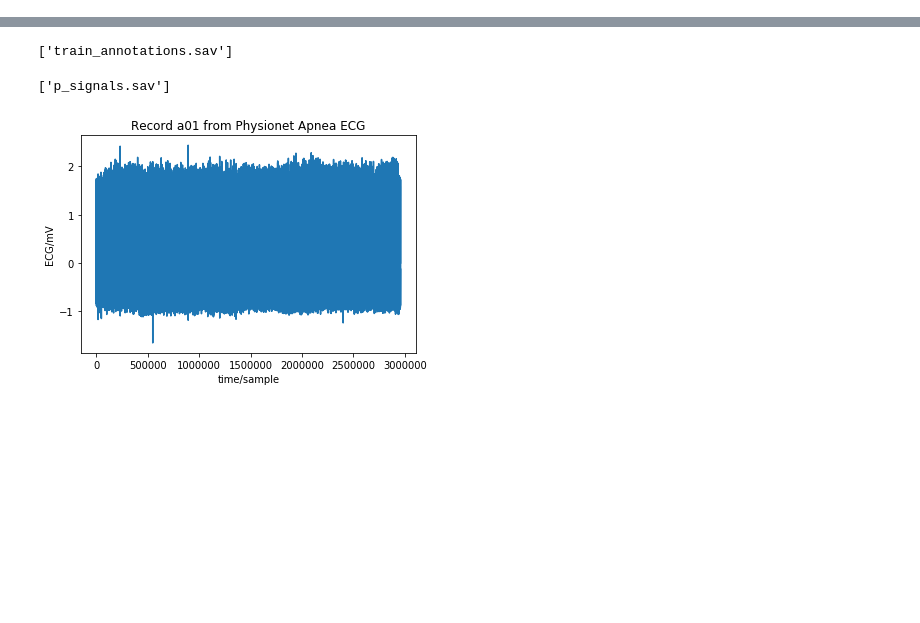
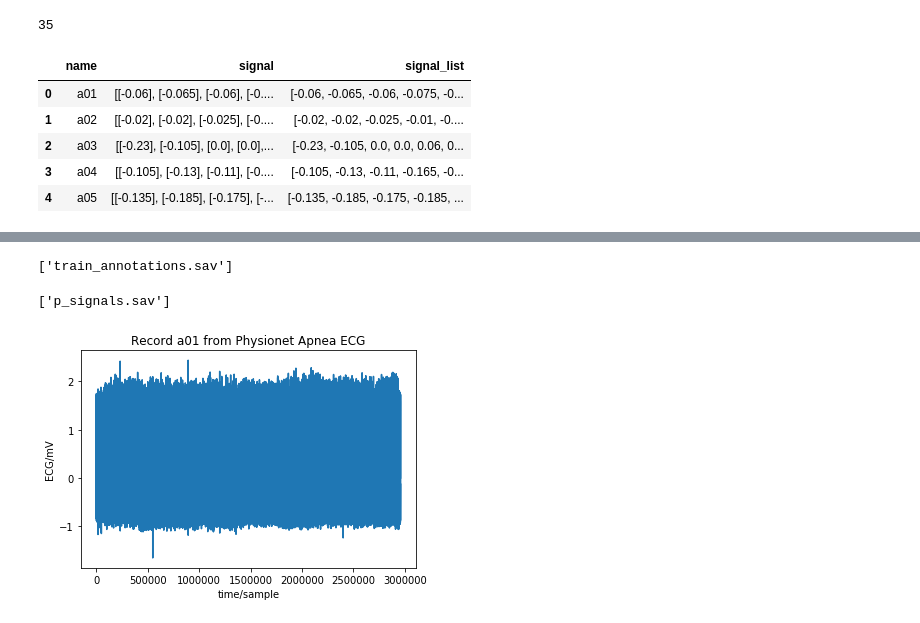
Before and after one commit to kaustubh77/Detecting-sleep-apnea-using-CNN-on-ECG-data, a Jupyter notebook: Apnea ECG Dataset analysis.ipynb, the cells around one changed output, grey strips where cells are left out. Drawn from its saved outputs; the diff is of its cells as text; code cells hidden in the pictures; blank space fills up the shorter version.

```diff
--- a/Apnea ECG Dataset analysis.ipynb
+++ b/Apnea ECG Dataset analysis.ipynb
@@ -73,0 +88,4 @@ train_annotations = np.array(train_annotations)
+# %%
+len(p_signals_dict)
+# %% [output]
+35
@@ -73,0 +106,9 @@ train_annotations = np.array(train_annotations)
+# %%
+ecg.head()
+# %% [output]
+|  | name | signal | signal_list |
+| 0 | a01 | [[-0.06], [-0.065], [-0.06], [-0.... | [-0.06, -0.065, -0.06, -0.075, -0... |
+| 1 | a02 | [[-0.02], [-0.02], [-0.025], [-0.... | [-0.02, -0.02, -0.025, -0.01, -0.... |
+| 2 | a03 | [[-0.23], [-0.105], [0.0], [0.0],... | [-0.23, -0.105, 0.0, 0.0, 0.06, 0... |
+| 3 | a04 | [[-0.105], [-0.13], [-0.11], [-0.... | [-0.105, -0.13, -0.11, -0.165, -0... |
+| 4 | a05 | [[-0.135], [-0.185], [-0.175], [-... | [-0.135, -0.185, -0.175, -0.185, ... |
```
Also changed, not shown: parts of 19 cells of this notebook.
